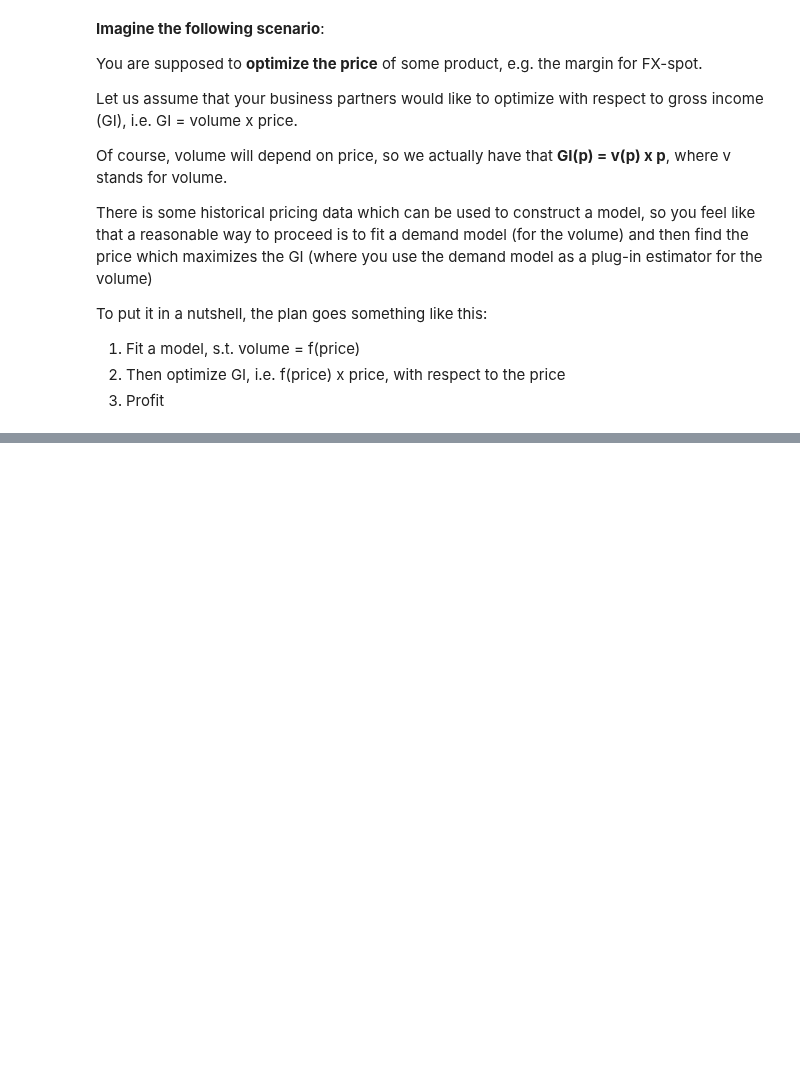
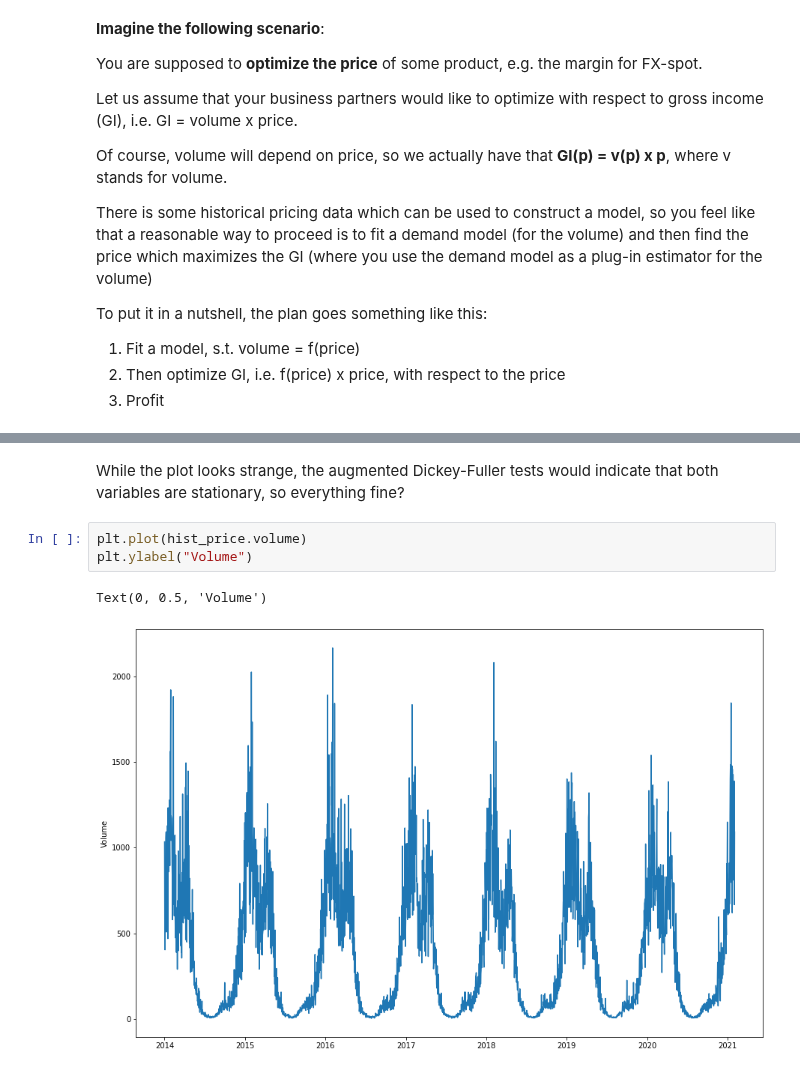
Before and after one commit to RoetGer/decisions-under-uncertainty, a Jupyter notebook: forecasting_sorrows.ipynb, the cells around one changed output, grey strips where cells are left out. Saved outputs shown, nothing was run; the diff lists cells and outputs as text; blank space fills up the shorter version.

```diff
--- a/forecasting_sorrows.ipynb
+++ b/forecasting_sorrows.ipynb
@@ -586,0 +121,8 @@ DatetimeIndex(['2014-01-01', '2014-01-02', '2014-01-03', '2014-01-04',
+# %% [markdown]
+While the plot looks strange, the augmented Dickey-Fuller tests would indicate that both variables are stationary, so everything fine?
+# %%
+plt.plot(hist_price.volume)
+plt.ylabel("Volume")
+# %% [output]
+Text(0, 0.5, 'Volume')
+[figure, added]
```
Also changed, not shown: parts of 96 cells of this notebook.
